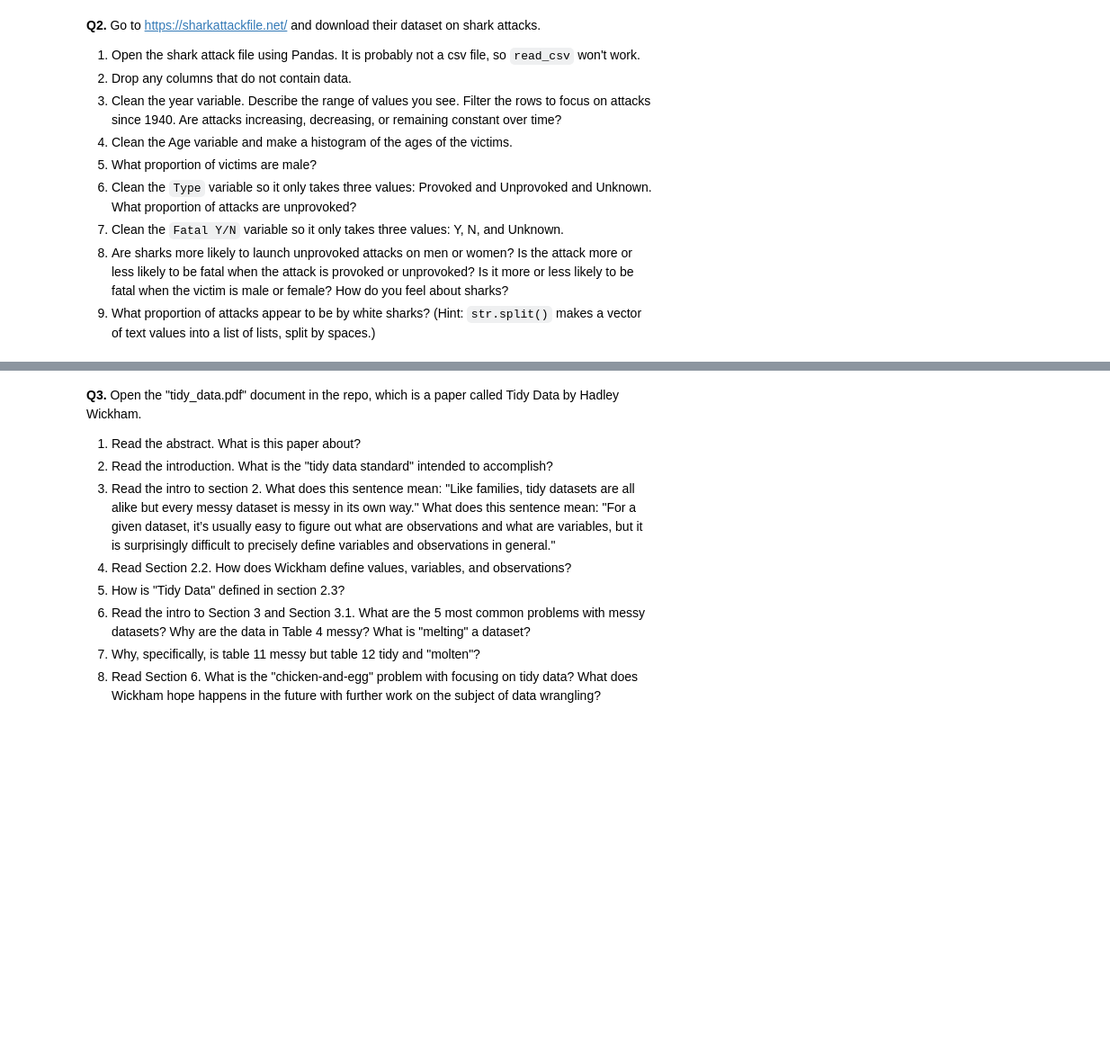
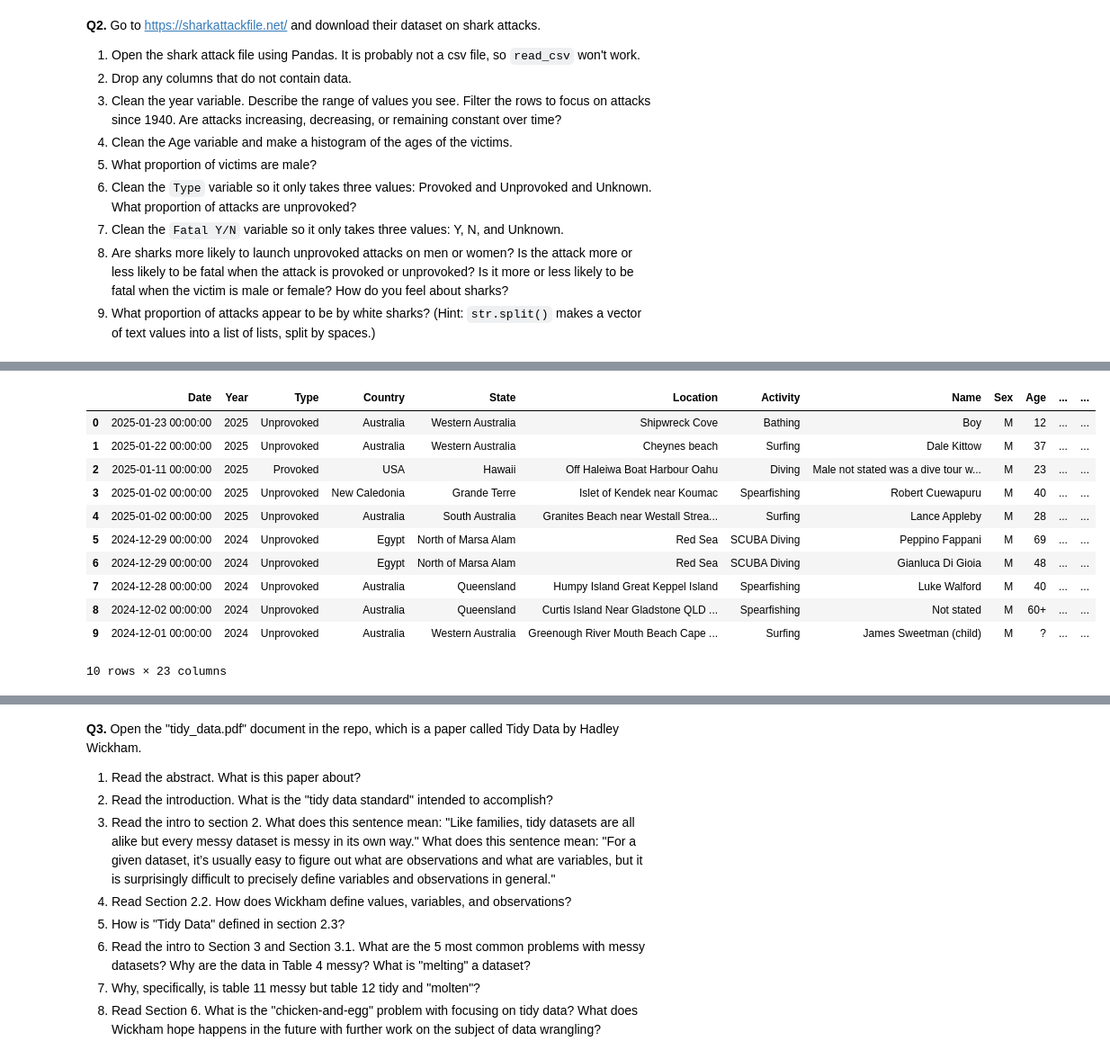
Before and after one commit to teaganabritten/wranglingfork, a Jupyter notebook: assignment/assignment.ipynb, the cells around one changed output, grey strips where cells are left out. Shown: that part at 90% size. Drawn from its saved outputs; the diff is of its cells as text; code cells hidden in the pictures; blank space fills up the shorter version.

```diff
--- a/assignment/assignment.ipynb
+++ b/assignment/assignment.ipynb
@@ -28,0 +54,19 @@ FileNotFoundError: [Errno 2] No such file or directory: 'GSAF5.xls'
+# %%
+sharkdata['Year'] = pd.to_numeric(sharkdata['Year'], errors='coerce')
+sharkdata.dropna(subset=['Year'], inplace=True)
+sharkdata['Year'] = sharkdata['Year'].astype(int)
+
+sharkdata.head(10)
+# %% [output]
+|  | Date | Year | Type | Country | State | Location | Activity | Name | Sex | Age | ... | ... |
+| 0 | 2025-01-23 00:00:00 | 2025 | Unprovoked | Australia | Western Australia | Shipwreck Cove | Bathing | Boy | M | 12 | ... | ... |
+| 1 | 2025-01-22 00:00:00 | 2025 | Unprovoked | Australia | Western Australia | Cheynes beach | Surfing | Dale Kittow | M | 37 | ... | ... |
+| 2 | 2025-01-11 00:00:00 | 2025 | Provoked | USA | Hawaii | Off Haleiwa Boat Harbour Oahu | Diving | Male not stated was a dive tour w... | M | 23 | ... | ... |
+| 3 | 2025-01-02 00:00:00 | 2025 | Unprovoked | New Caledonia | Grande Terre | Islet of Kendek near Koumac | Spearfishing | Robert Cuewapuru | M | 40 | ... | ... |
+| 4 | 2025-01-02 00:00:00 | 2025 | Unprovoked | Australia | South Australia | Granites Beach near Westall Strea... | Surfing | Lance Appleby | M | 28 | ... | ... |
+| 5 | 2024-12-29 00:00:00 | 2024 | Unprovoked | Egypt | North of Marsa Alam | Red Sea | SCUBA Diving | Peppino Fappani | M | 69 | ... | ... |
+| 6 | 2024-12-29 00:00:00 | 2024 | Unprovoked | Egypt | North of Marsa Alam | Red Sea | SCUBA Diving | Gianluca Di Gioia | M | 48 | ... | ... |
+| 7 | 2024-12-28 00:00:00 | 2024 | Unprovoked | Australia | Queensland | Humpy Island Great Keppel Island | Spearfishing | Luke Walford | M | 40 | ... | ... |
+| 8 | 2024-12-02 00:00:00 | 2024 | Unprovoked | Australia | Queensland | Curtis Island Near Gladstone QLD ... | Spearfishing | Not stated | M | 60+ | ... | ... |
+| 9 | 2024-12-01 00:00:00 | 2024 | Unprovoked | Australia | Western Australia | Greenough River Mouth Beach Cape ... | Surfing | James Sweetman (child) | M | ? | ... | ... |
+10 rows × 23 columns
```
Also changed, not shown: parts of 9 cells of this notebook, 1 other file.
